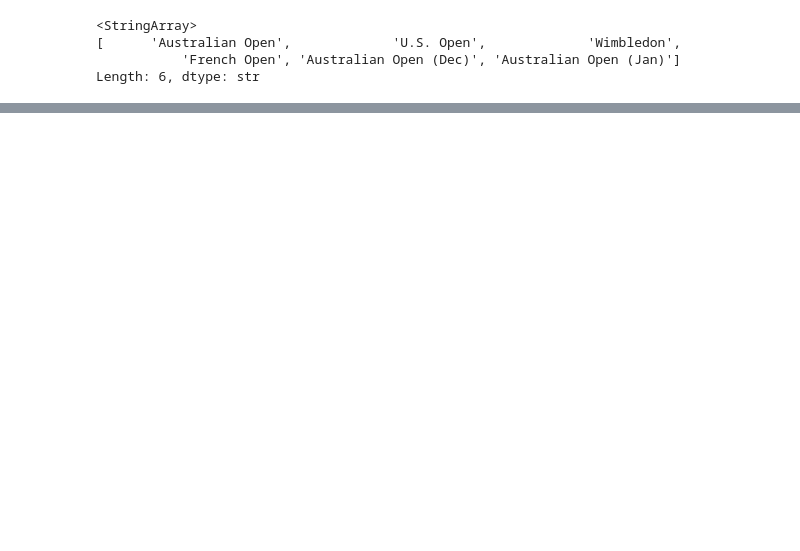
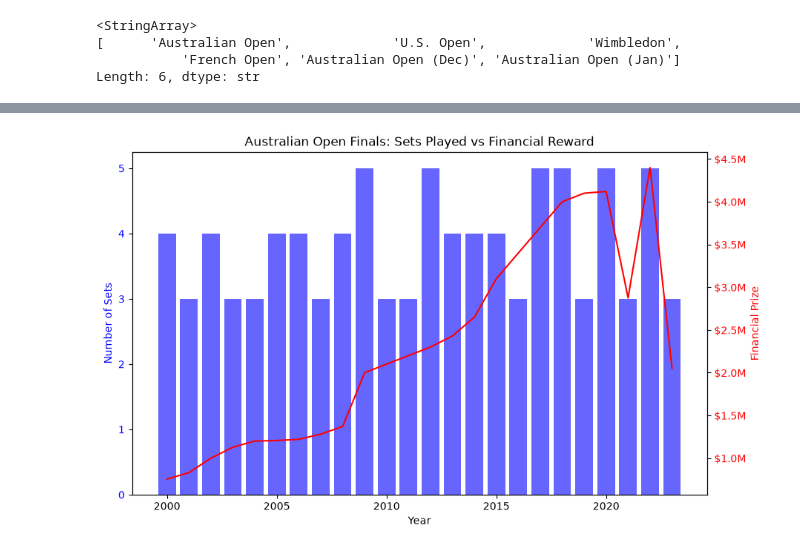
Before and after one commit to DeanDro/StartupMix, a Jupyter notebook: assignment.ipynb, the cells around one changed output, grey strips where cells are left out. Saved outputs shown, nothing was run; the diff lists cells and outputs as text; code cells hidden in the pictures; blank space fills up the shorter version.

```diff
--- a/assignment.ipynb
+++ b/assignment.ipynb
@@ -52,0 +107,8 @@ tennis.head()
+# %%
+# Focus only on the finals
+finals = tennis_clean[tennis_clean['Round']=='The Final']
+finals_comb = finals.merge(awards, how='left', on=['Tournament', 'Year'])
+finals_comb = finals_comb.dropna(axis=0)
+finals_comb = finals_comb.drop(columns=['YEAR', 'Score', 'Series', 'Round'])
+finals_comb['Prize'] = finals_comb['WINNER_PRIZE'].astype(float)
+finals_comb = finals_comb.drop(columns=['WINNER_PRIZE'])
@@ -52,0 +131,3 @@ tennis.head()
+# %%
+austr_finals = finals_comb[finals_comb['Tournament']== 'Australian Open']
+austr_finals
@@ -52,0 +152,17 @@ tennis.head()
+# %%
+fig, ax = plt.subplots(figsize=(10, 6))
+bars = ax.bar(austr_finals['Year'], austr_finals['Sets'], color='blue', alpha=0.6, label='Number of sets in the final')
+ax.set_xlabel('Year')
+ax.set_ylabel('Number of Sets', color = 'blue')
+ax.tick_params(axis='y', labelcolor='blue')
+
+ax2 = ax.twinx()
+line = ax2.plot(austr_finals['Year'], austr_finals['Prize'], color='red', label='Winner Financial Reward')
+ax2.set_ylabel('Financial Prize', color='red')
+ax2.tick_params(axis='y', labelcolor='red')
+ax2.yaxis.set_major_formatter(ticker.FuncFormatter(lambda x, p: f'${x*1e-6:.1f}M'))
+
+plt.title('Australian Open Finals: Sets Played vs Financial Reward')
+plt.show()
+# %% [output]
+[figure, added]
```
Also changed, not shown: parts of 11 cells of this notebook, 1 other file.
